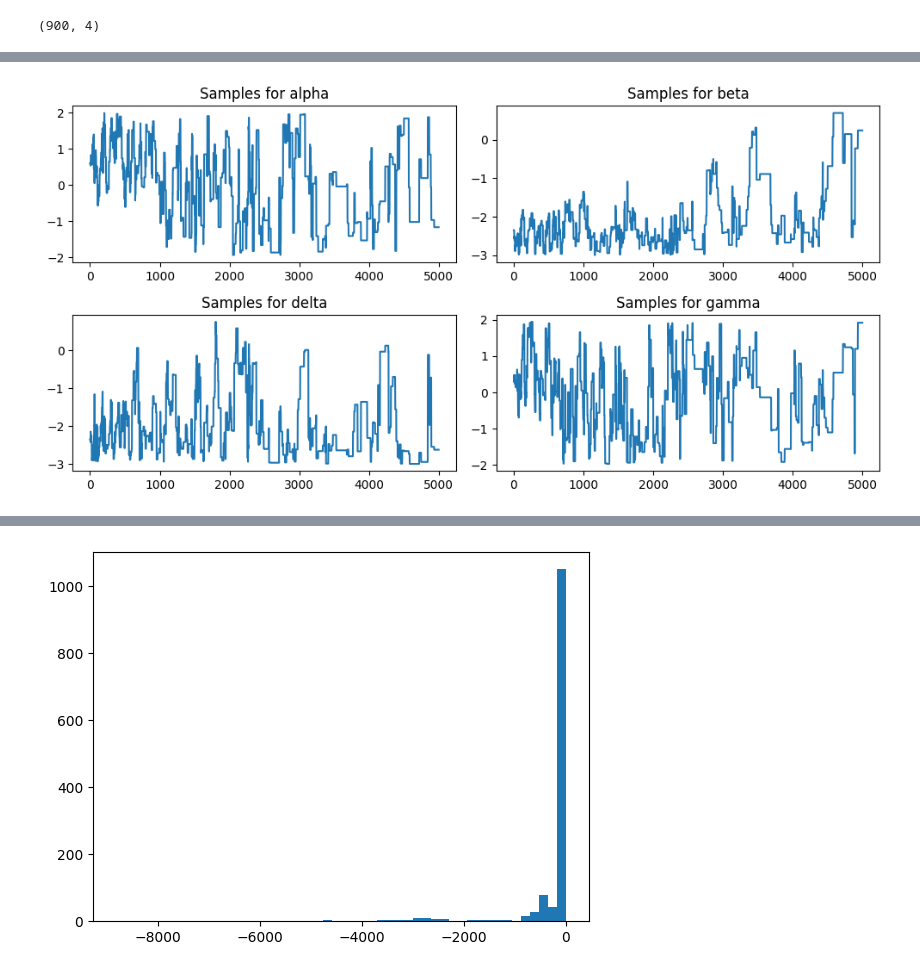
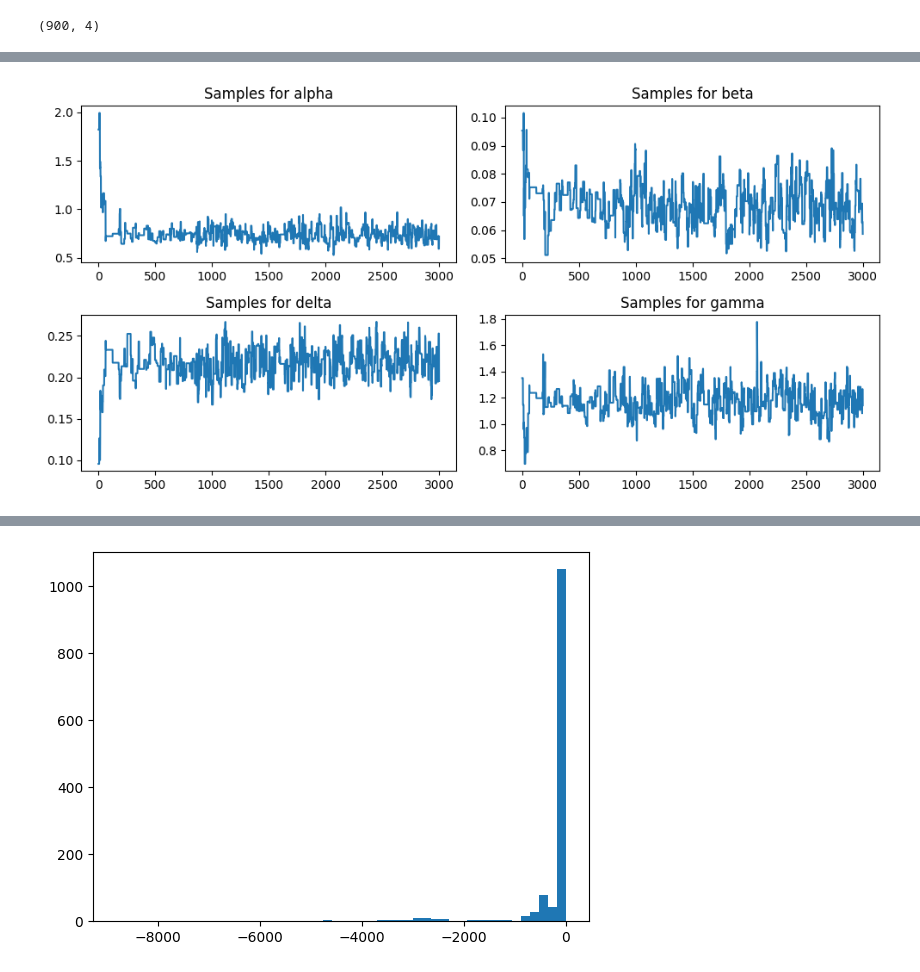
Before and after one commit to jojoroy/MScDis, a Jupyter notebook: GPMH_penalty.ipynb, the cells around one changed output, grey strips where cells are left out. Cells and saved outputs as stored; diff of their text form; code cells hidden in the pictures.

Commit message:
50 pts graphs

```diff
--- a/GPMH_penalty.ipynb
+++ b/GPMH_penalty.ipynb
@@ -1531,7 +1531,7 @@ np.shape(params_current)
 (900, 4)
 # %%
 np.random.seed(10)
-N = 5000
+N = 3000
 mh_samples=np.zeros((N,4))
 mh_samples[0,0]= 0.6#0.25
 mh_samples[0,1]=-2.35#-0.75
@@ -1614,13 +1618,13 @@ plt.scatter(params_current[:,0],params_current[:,2])
 # %%
 plt.figure(figsize=(10, 5))
 for i, param in enumerate(['alpha', 'beta', 'delta', 'gamma']):
     plt.subplot(2, 2, i + 1)
-    plt.plot(mh_samples[:, i])
+    plt.plot(jnp.exp(mh_samples[:, i]))
     plt.title(f'Samples for {param}')
 plt.tight_layout()
 plt.show()
 # %% [output]
-[figure, old version]
+[figure, new version]
 # %%
 np.random.seed(10)
 N = 100
```
Also changed, not shown: parts of 5 cells of this notebook.
